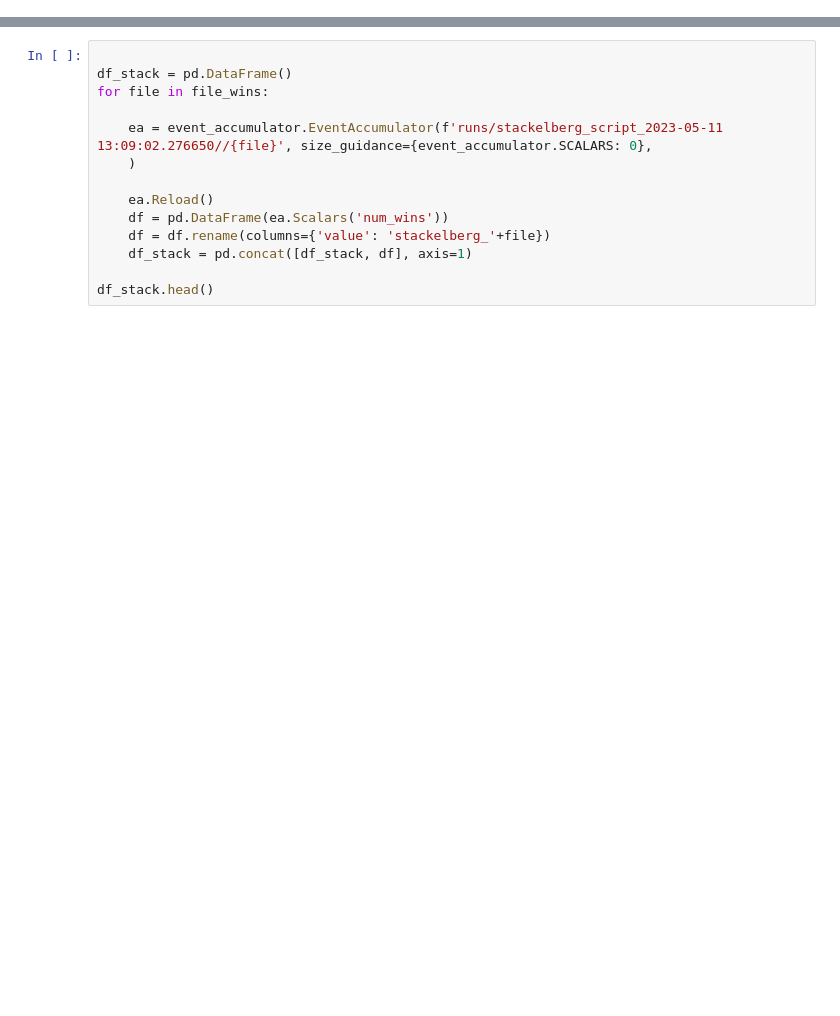
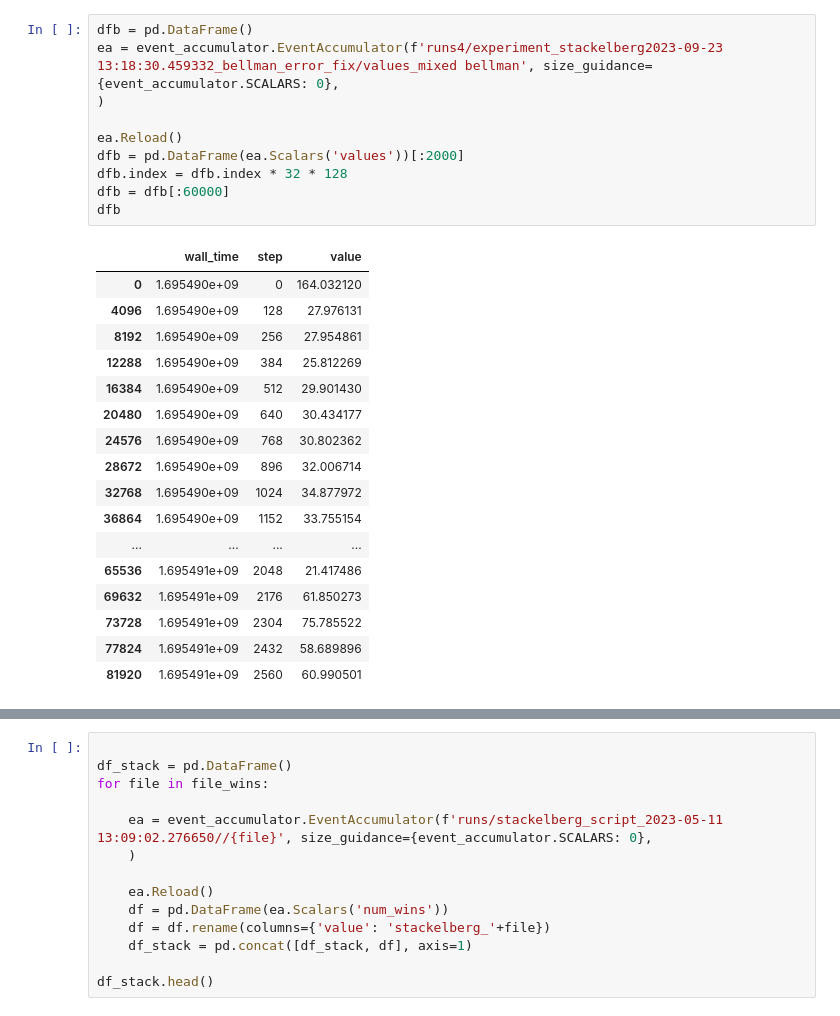
Before and after one commit to arjun-prakash/stackelberg-reach-avoid, a Jupyter notebook: gym_examples/src/process_data.ipynb, the cells around one changed output, grey strips where cells are left out. Drawn from its saved outputs; the diff is of its cells as text; blank space fills up the shorter version.

```diff
--- a/gym_examples/src/process_data.ipynb
+++ b/gym_examples/src/process_data.ipynb
@@ -34,0 +85,28 @@ df_nash.head()
+# %%
+dfb = pd.DataFrame()
+ea = event_accumulator.EventAccumulator(f'runs4/experiment_stackelberg2023-09-23 13:18:30.459332_bellman_error_fix/values_mixed bellman', size_guidance={event_accumulator.SCALARS: 0},
+)
+
+ea.Reload()
+dfb = pd.DataFrame(ea.Scalars('values'))[:2000]
+dfb.index = dfb.index * 32 * 128
+dfb = dfb[:60000]
+dfb
+# %% [output]
+|  | wall_time | step | value |
+| 0 | 1.695490e+09 | 0 | 164.032120 |
+| 4096 | 1.695490e+09 | 128 | 27.976131 |
+| 8192 | 1.695490e+09 | 256 | 27.954861 |
+| 12288 | 1.695490e+09 | 384 | 25.812269 |
+| 16384 | 1.695490e+09 | 512 | 29.901430 |
+| 20480 | 1.695490e+09 | 640 | 30.434177 |
+| 24576 | 1.695490e+09 | 768 | 30.802362 |
+| 28672 | 1.695490e+09 | 896 | 32.006714 |
+| 32768 | 1.695490e+09 | 1024 | 34.877972 |
+| 36864 | 1.695490e+09 | 1152 | 33.755154 |
+| ... | ... | ... | ... |
+| 65536 | 1.695491e+09 | 2048 | 21.417486 |
+| 69632 | 1.695491e+09 | 2176 | 61.850273 |
+| 73728 | 1.695491e+09 | 2304 | 75.785522 |
+| 77824 | 1.695491e+09 | 2432 | 58.689896 |
+| 81920 | 1.695491e+09 | 2560 | 60.990501 |
```
Also changed, not shown: parts of 7 cells of this notebook.
